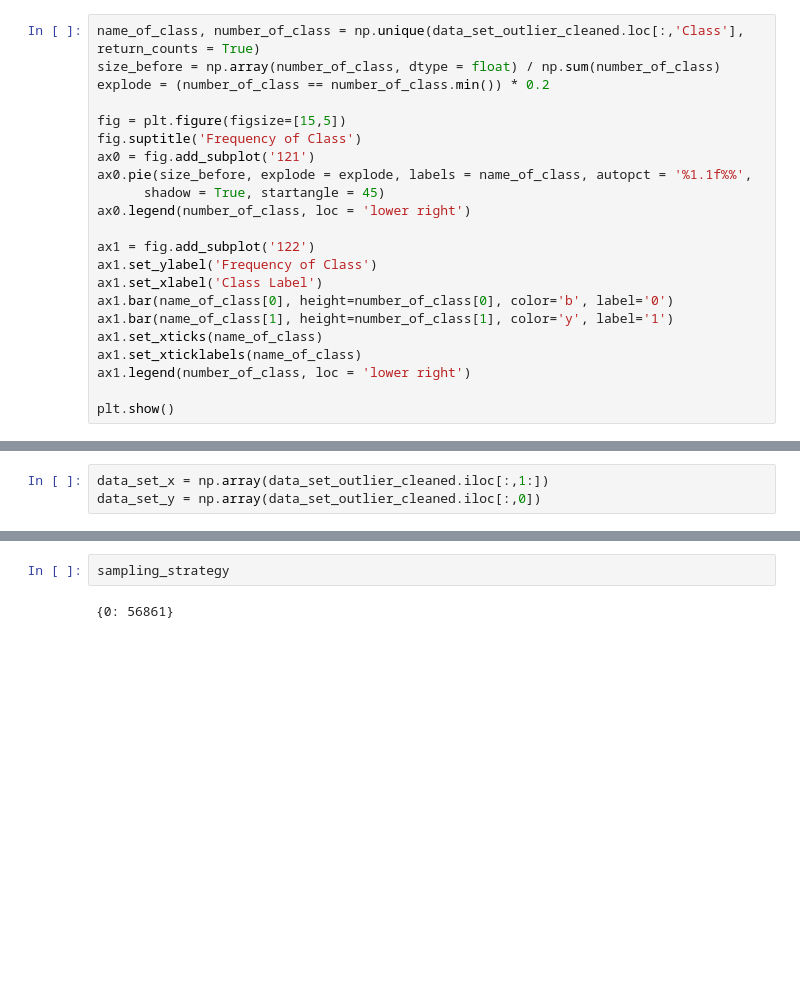
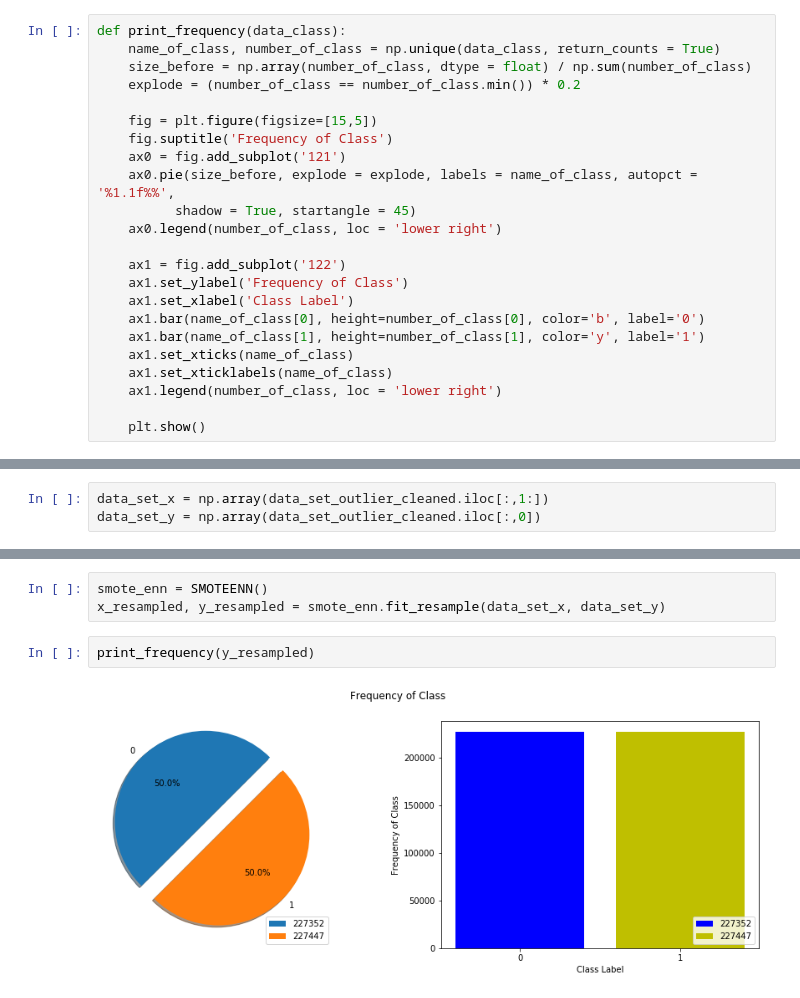
Before and after one commit to Irainia/mika, a Jupyter notebook: Credit Card Fraud Detection.ipynb, the cells around one changed output, grey strips where cells are left out. Saved outputs shown, nothing was run; the diff lists cells and outputs as text; blank space fills up the shorter version.

```diff
--- a/Credit Card Fraud Detection.ipynb
+++ b/Credit Card Fraud Detection.ipynb
@@ -174,24 +157,25 @@ Feature Amount is processed
 # %% [markdown]
 ### Imbalanced class
 # %%
-name_of_class, number_of_class = np.unique(data_set_outlier_cleaned.loc[:,'Class'], return_counts = True)
-size_before = np.array(number_of_class, dtype = float) / np.sum(number_of_class)
-explode = (number_of_class == number_of_class.min()) * 0.2
+def print_frequency(data_class):
+    name_of_class, number_of_class = np.unique(data_class, return_counts = True)
+    size_before = np.array(number_of_class, dtype = float) / np.sum(number_of_class)
+    explode = (number_of_class == number_of_class.min()) * 0.2
 
-fig = plt.figure(figsize=[15,5])
-fig.suptitle('Frequency of Class')
-ax0 = fig.add_subplot('121')
-ax0.pie(size_before, explode = explode, labels = name_of_class, autopct = '%1.1f%%',
-      shadow = True, startangle = 45)
-ax0.legend(number_of_class, loc = 'lower right')
+    fig = plt.figure(figsize=[15,5])
+    fig.suptitle('Frequency of Class')
+    ax0 = fig.add_subplot('121')
+    ax0.pie(size_before, explode = explode, labels = name_of_class, autopct = '%1.1f%%',
+          shadow = True, startangle = 45)
+    ax0.legend(number_of_class, loc = 'lower right')
 
-ax1 = fig.add_subplot('122')
-ax1.set_ylabel('Frequency of Class')
-ax1.set_xlabel('Class Label')
-ax1.bar(name_of_class[0], height=number_of_class[0], color='b', label='0')
-ax1.bar(name_of_class[1], height=number_of_class[1], color='y', label='1')
-ax1.set_xticks(name_of_class)
-ax1.set_xticklabels(name_of_class)
-ax1.legend(number_of_class, loc = 'lower right')
+    ax1 = fig.add_subplot('122')
+    ax1.set_ylabel('Frequency of Class')
+    ax1.set_xlabel('Class Label')
+    ax1.bar(name_of_class[0], height=number_of_class[0], color='b', label='0')
+    ax1.bar(name_of_class[1], height=number_of_class[1], color='y', label='1')
+    ax1.set_xticks(name_of_class)
+    ax1.set_xticklabels(name_of_class)
+    ax1.legend(number_of_class, loc = 'lower right')
 
-plt.show()
+    plt.show()
@@ -274,4 +199,7 @@ plt.show()
-# %%
-sampling_strategy
-# %% [output]
-{0: 56861}
+# %%
+smote_enn = SMOTEENN()
+x_resampled, y_resampled = smote_enn.fit_resample(data_set_x, data_set_y)
+# %%
+print_frequency(y_resampled)
+# %% [output]
+[figure, added]
```
Also changed, not shown: parts of 8 cells of this notebook.
